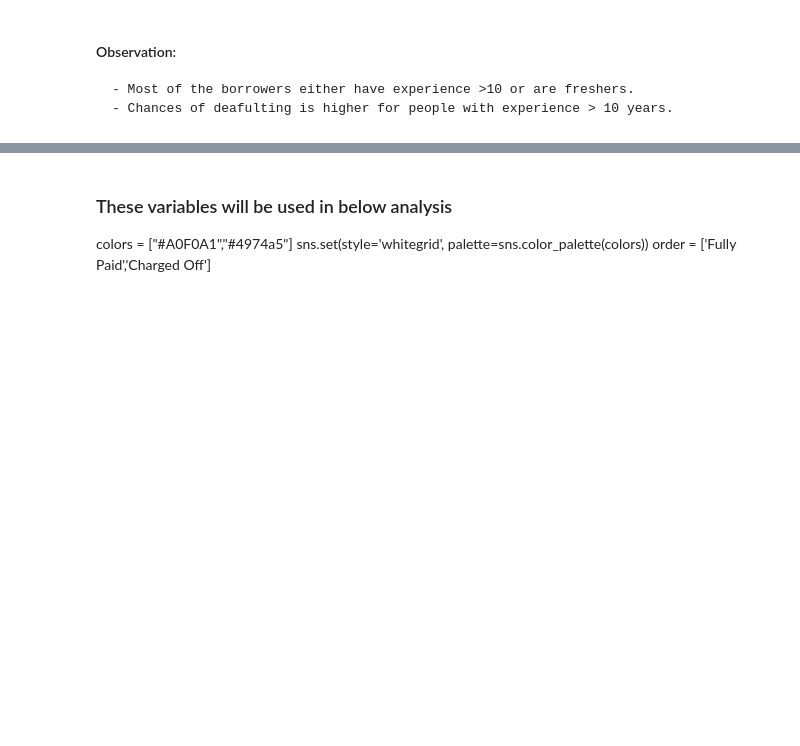
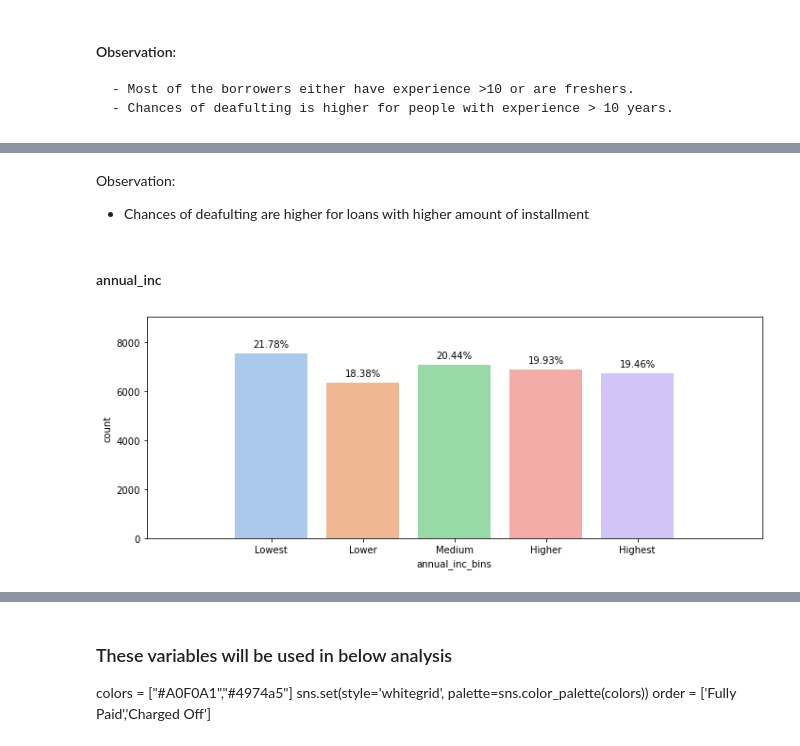
Before and after one commit to rainasharma/Lending-Club-Case-Study, a Jupyter notebook: Group_Raina_Sharma.ipynb, the cells around one changed output, grey strips where cells are left out. Cells and saved outputs as stored; diff of their text form; code cells hidden in the pictures; blank space fills up the shorter version.

```diff
--- a/Group_Raina_Sharma.ipynb
+++ b/Group_Raina_Sharma.ipynb
@@ -773,0 +791,12 @@ categoricalBarPlots(loan_df, category_columns_list)
+# %% [markdown]
+Observation:
+- Chances of deafulting are higher for loans with higher amount of installment
+# %% [markdown]
+#### annual_inc
+# %%
+# annual_inc bins
+loan_df['annual_inc_bins']=pd.qcut(loan_df['annual_inc'], q=5, labels=['Lowest','Lower','Medium','Higher','Highest'])
+count_plot(loan_df,'annual_inc_bins')
+plt.show()
+# %% [output]
+[figure, added]
```
Also changed, not shown: parts of 39 cells of this notebook.
